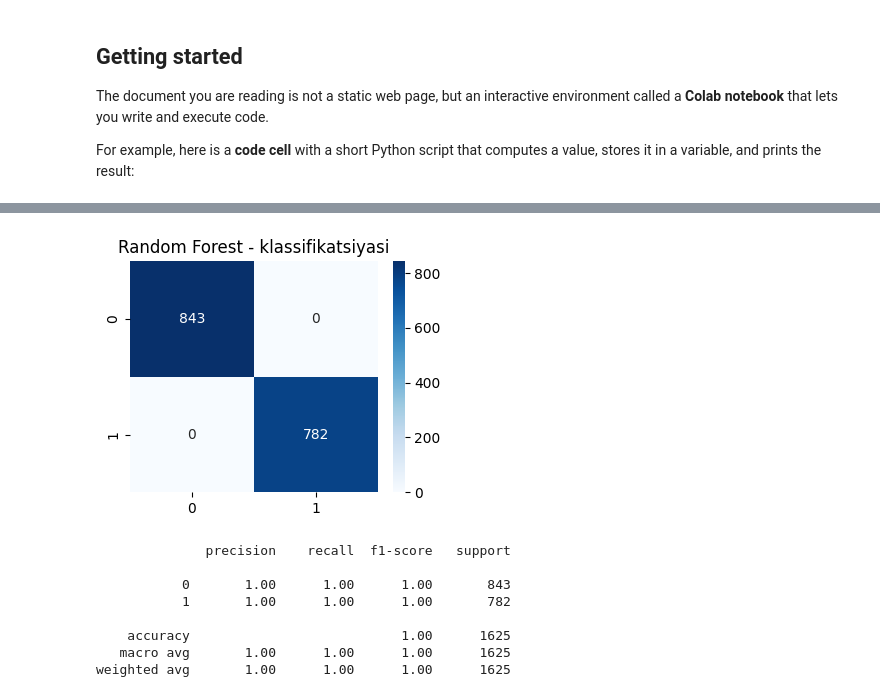
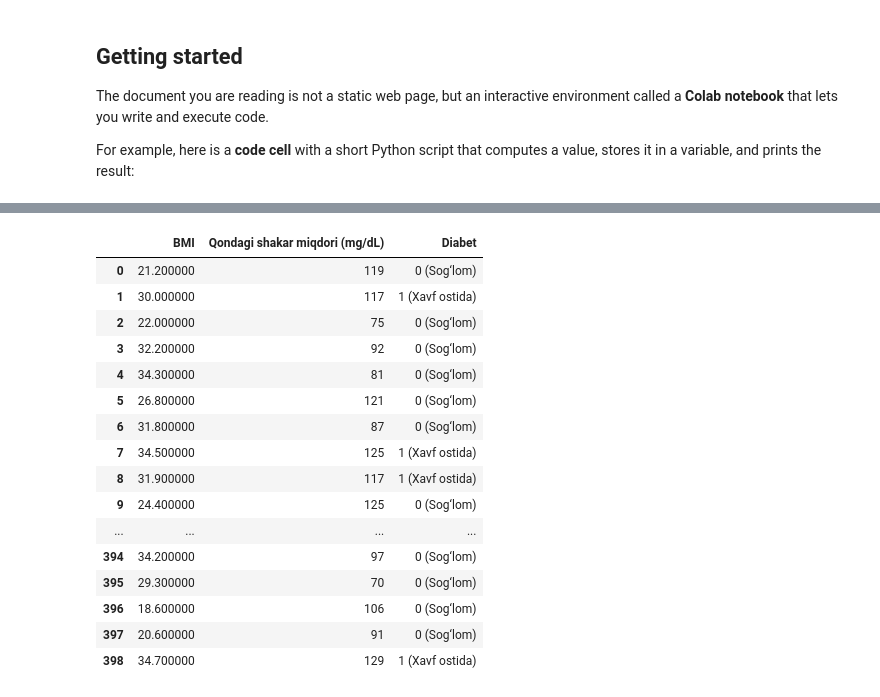
Before and after one commit to Faxriddin80/Faxriddin80, a Jupyter notebook: Welcome_To_Colab.ipynb, the cells around one changed output, grey strips where cells are left out. Drawn from its saved outputs; the diff is of its cells as text; code cells hidden in the pictures.

```diff
--- a/Welcome_To_Colab.ipynb
+++ b/Welcome_To_Colab.ipynb
@@ -252,7 +135,0 @@ dtype: int64
-# %%
-from sklearn.preprocessing import LabelEncoder
-
-le = LabelEncoder()
-for col in df.columns:
-    df[col] = le.fit_transform(df[col])
-df.head()
@@ -368,21 +136,25 @@ weighted avg       1.00      1.00      1.00      1625
-# %%
-from sklearn.ensemble import RandomForestClassifier
-rf = RandomForestClassifier()
-rf.fit(X_train, y_train)
-preds_rf = rf.predict(X_test)
-cm = confusion_matrix(y_test, preds_rf)
-plt.figure(figsize=(4,3))
-sns.heatmap(cm, annot=True, fmt="d", cmap="Blues")
-plt.title("Random Forest - klassifikatsiyasi")
-plt.show()
-print(classification_report(y_test, preds_rf))
-# %% [output]
-[figure, removed]
-              precision    recall  f1-score   support
-
-           0       1.00      1.00      1.00       843
-           1       1.00      1.00      1.00       782
-
-    accuracy                           1.00      1625
-   macro avg       1.00      1.00      1.00      1625
-weighted avg       1.00      1.00      1.00      1625
+# %%
+df.style.set_properties(**{
+    "text-align": "center"
+}).set_table_styles([
+    {"selector": "th", "props": [("background-color", "#1fa6dc"), ("color", "white")]},
+    {"selector": "td", "props": [("border", "1px solid #ccc")]}
+])
+# %% [output]
+|  | BMI | Qondagi shakar miqdori (mg/dL) | Diabet |
+| 0 | 21.200000 | 119 | 0 (Sog‘lom) |
+| 1 | 30.000000 | 117 | 1 (Xavf ostida) |
+| 2 | 22.000000 | 75 | 0 (Sog‘lom) |
+| 3 | 32.200000 | 92 | 0 (Sog‘lom) |
+| 4 | 34.300000 | 81 | 0 (Sog‘lom) |
+| 5 | 26.800000 | 121 | 0 (Sog‘lom) |
+| 6 | 31.800000 | 87 | 0 (Sog‘lom) |
+| 7 | 34.500000 | 125 | 1 (Xavf ostida) |
+| 8 | 31.900000 | 117 | 1 (Xavf ostida) |
+| 9 | 24.400000 | 125 | 0 (Sog‘lom) |
+| ... | ... | ... | ... |
+| 394 | 34.200000 | 97 | 0 (Sog‘lom) |
+| 395 | 29.300000 | 70 | 0 (Sog‘lom) |
+| 396 | 18.600000 | 106 | 0 (Sog‘lom) |
+| 397 | 20.600000 | 91 | 0 (Sog‘lom) |
+| 398 | 34.700000 | 129 | 1 (Xavf ostida) |
```
Also changed, not shown: parts of 32 cells of this notebook.
